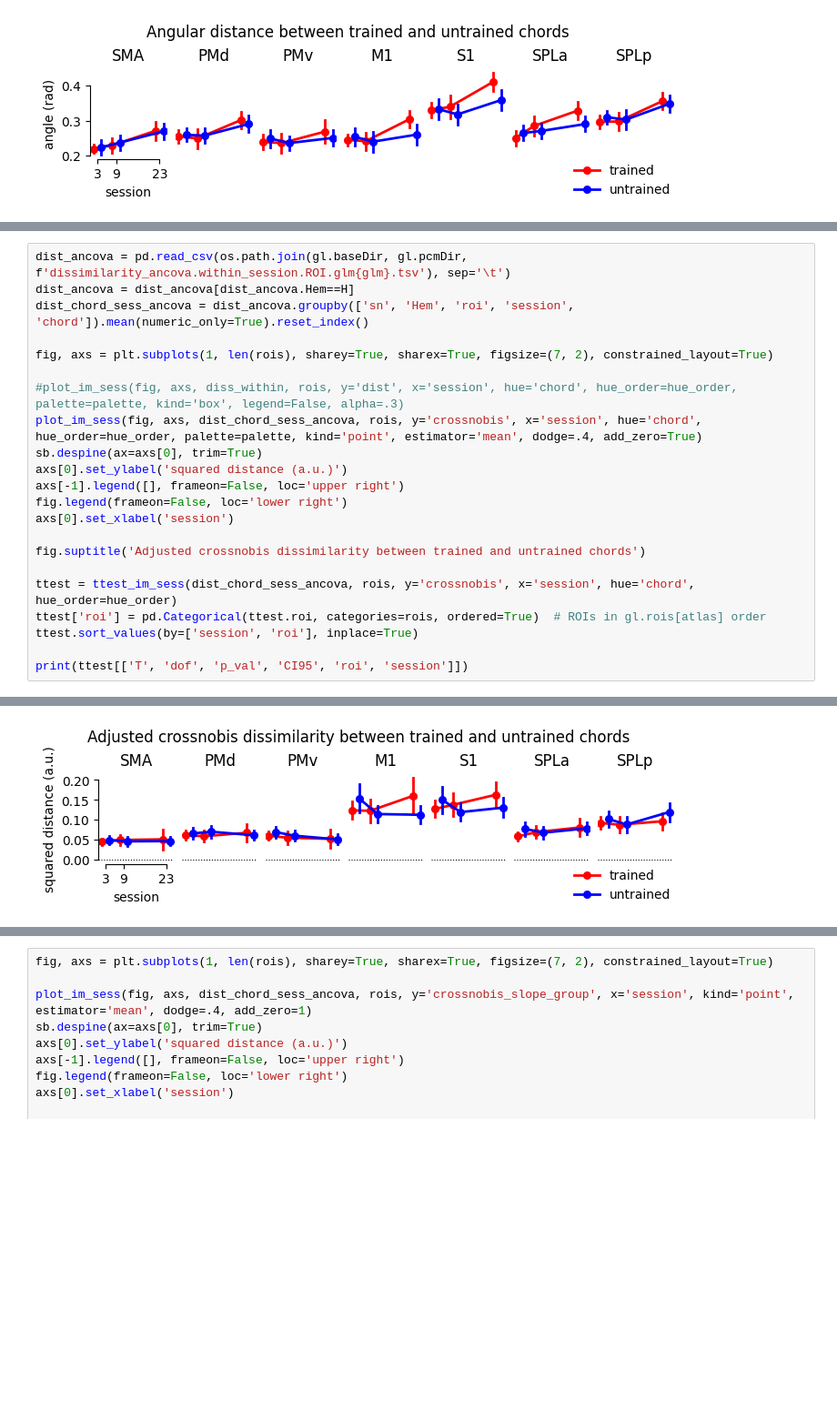
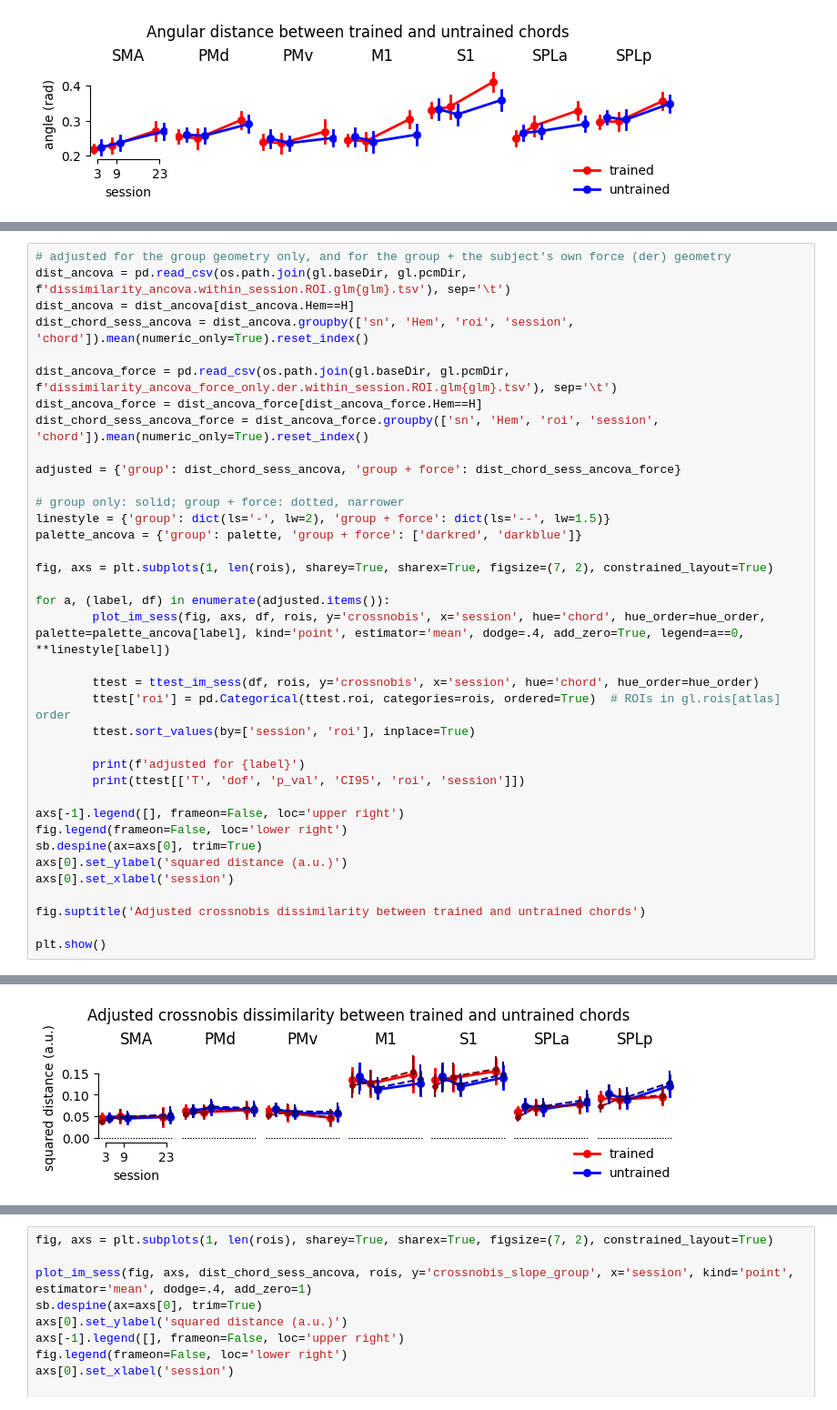
Before and after one commit to mnlmrc/EFC_learningfMRI, a Jupyter notebook: notebooks/pattern_neural.ipynb, the cells around one changed output, grey strips where cells are left out. Shown at 91% size. Saved outputs shown, nothing was run; the diff lists cells and outputs as text; blank space fills up the shorter version.

```diff
--- a/notebooks/pattern_neural.ipynb
+++ b/notebooks/pattern_neural.ipynb
@@ -257,23 +245,38 @@ The mean adjusted cosine dissimilarity (and angular distance) was significantly
 # %%
+# adjusted for the group geometry only, and for the group + the subject's own force (der) geometry
 dist_ancova = pd.read_csv(os.path.join(gl.baseDir, gl.pcmDir, f'dissimilarity_ancova.within_session.ROI.glm{glm}.tsv'), sep='\t')
 dist_ancova = dist_ancova[dist_ancova.Hem==H]
 dist_chord_sess_ancova = dist_ancova.groupby(['sn', 'Hem', 'roi', 'session', 'chord']).mean(numeric_only=True).reset_index()
 
+dist_ancova_force = pd.read_csv(os.path.join(gl.baseDir, gl.pcmDir, f'dissimilarity_ancova_force_only.der.within_session.ROI.glm{glm}.tsv'), sep='\t')
+dist_ancova_force = dist_ancova_force[dist_ancova_force.Hem==H]
+dist_chord_sess_ancova_force = dist_ancova_force.groupby(['sn', 'Hem', 'roi', 'session', 'chord']).mean(numeric_only=True).reset_index()
+
+adjusted = {'group': dist_chord_sess_ancova, 'group + force': dist_chord_sess_ancova_force}
+
+# group only: solid; group + force: dotted, narrower
+linestyle = {'group': dict(ls='-', lw=2), 'group + force': dict(ls='--', lw=1.5)}
+palette_ancova = {'group': palette, 'group + force': ['darkred', 'darkblue']}
+
 fig, axs = plt.subplots(1, len(rois), sharey=True, sharex=True, figsize=(7, 2), constrained_layout=True)
 
-#plot_im_sess(fig, axs, diss_within, rois, y='dist', x='session', hue='chord', hue_order=hue_order, palette=palette, kind='box', legend=False, alpha=.3)
-plot_im_sess(fig, axs, dist_chord_sess_ancova, rois, y='crossnobis', x='session', hue='chord', hue_order=hue_order, palette=palette, kind='point', estimator='mean', dodge=.4, add_zero=True)
+for a, (label, df) in enumerate(adjusted.items()):
+        plot_im_sess(fig, axs, df, rois, y='crossnobis', x='session', hue='chord', hue_order=hue_order, palette=palette_ancova[label], kind='point', estimator='mean', dodge=.4, add_zero=True, legend=a==0, **linestyle[label])
+
+        ttest = ttest_im_sess(df, rois, y='crossnobis', x='session', hue='chord', hue_order=hue_order)
+        ttest['roi'] = pd.Categorical(ttest.roi, categories=rois, ordered=True)  # ROIs in gl.rois[atlas] order
+        ttest.sort_values(by=['session', 'roi'], inplace=True)
+
+        print(f'adjusted for {label}')
+        print(ttest[['T', 'dof', 'p_val', 'CI95', 'roi', 'session']])
+
+axs[-1].legend([], frameon=False, loc='upper right')
+fig.legend(frameon=False, loc='lower right')
 sb.despine(ax=axs[0], trim=True)
 axs[0].set_ylabel('squared distance (a.u.)')
-axs[-1].legend([], frameon=False, loc='upper right')
-fig.legend(frameon=False, loc='lower right')
 axs[0].set_xlabel('session')
 
 fig.suptitle('Adjusted crossnobis dissimilarity between trained and untrained chords')
 
-ttest = ttest_im_sess(dist_chord_sess_ancova, rois, y='crossnobis', x='session', hue='chord', hue_order=hue_order)
-ttest['roi'] = pd.Categorical(ttest.roi, categories=rois, ordered=True)  # ROIs in gl.rois[atlas] order
-ttest.sort_values(by=['session', 'roi'], inplace=True)
-
-print(ttest[['T', 'dof', 'p_val', 'CI95', 'roi', 'session']])
+plt.show()
 # %% [output]
@@ -297,4 +300,4 @@ print(ttest[['T', 'dof', 'p_val', 'CI95', 'roi', 'session']])
-[figure, old version]
+[figure, new version]
 # %%
 fig, axs = plt.subplots(1, len(rois), sharey=True, sharex=True, figsize=(7, 2), constrained_layout=True)
 
```
Also changed, not shown: parts of 6 cells of this notebook, 16 other files.
